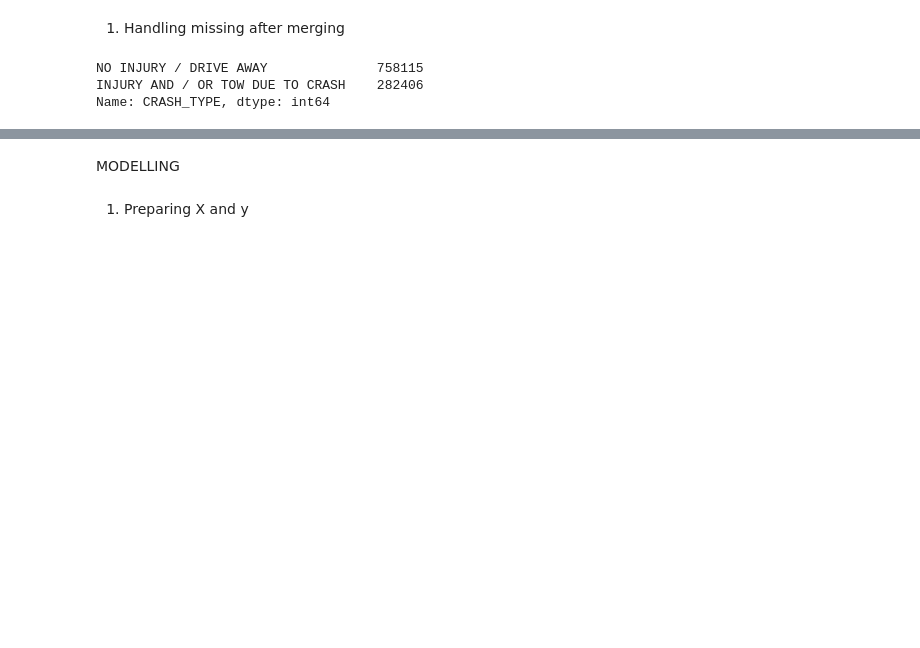
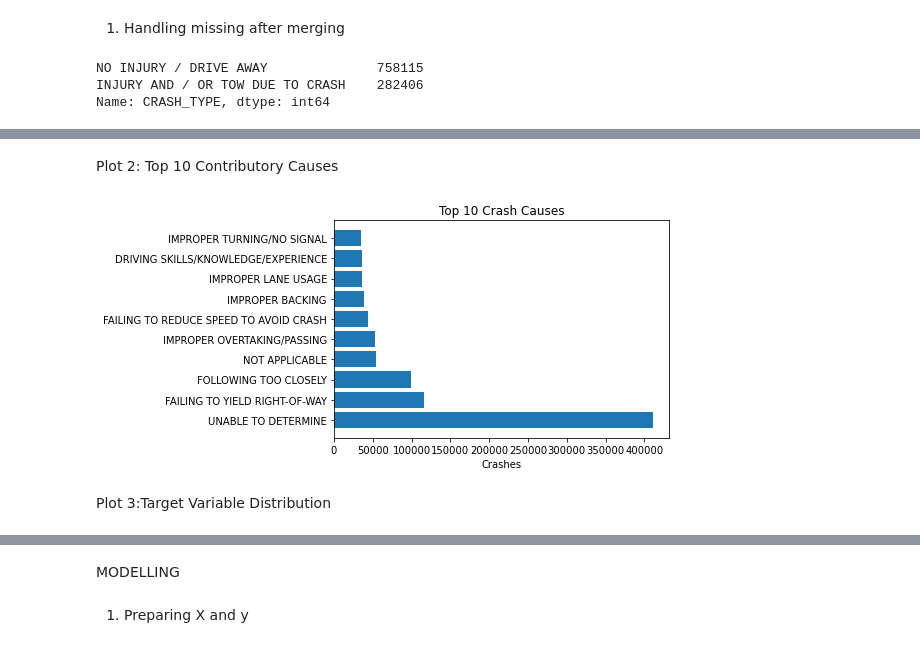
Before and after one commit to JoyN-fixer/traffic-crash-analysis, a Jupyter notebook: Crash Cause Classification.ipynb, the cells around one changed output, grey strips where cells are left out. Drawn from its saved outputs; the diff is of its cells as text; code cells hidden in the pictures; blank space fills up the shorter version.

```diff
--- a/Crash Cause Classification.ipynb
+++ b/Crash Cause Classification.ipynb
@@ -451,0 +468,14 @@ Name: CRASH_TYPE, dtype: int64
+# %% [markdown]
+Plot 2: Top 10 Contributory Causes
+# %%
+top5 = merged_data['PRIM_CONTRIBUTORY_CAUSE'].value_counts().head(10).sort
+
+plt.barh(top5.index, top5.values)
+plt.title("Top 10 Crash Causes")
+plt.xlabel("Crashes")
+
+plt.show()
+# %% [output]
+[figure, added]
+# %% [markdown]
+Plot 3:Target Variable Distribution
```
Also changed, not shown: parts of 12 cells of this notebook.
